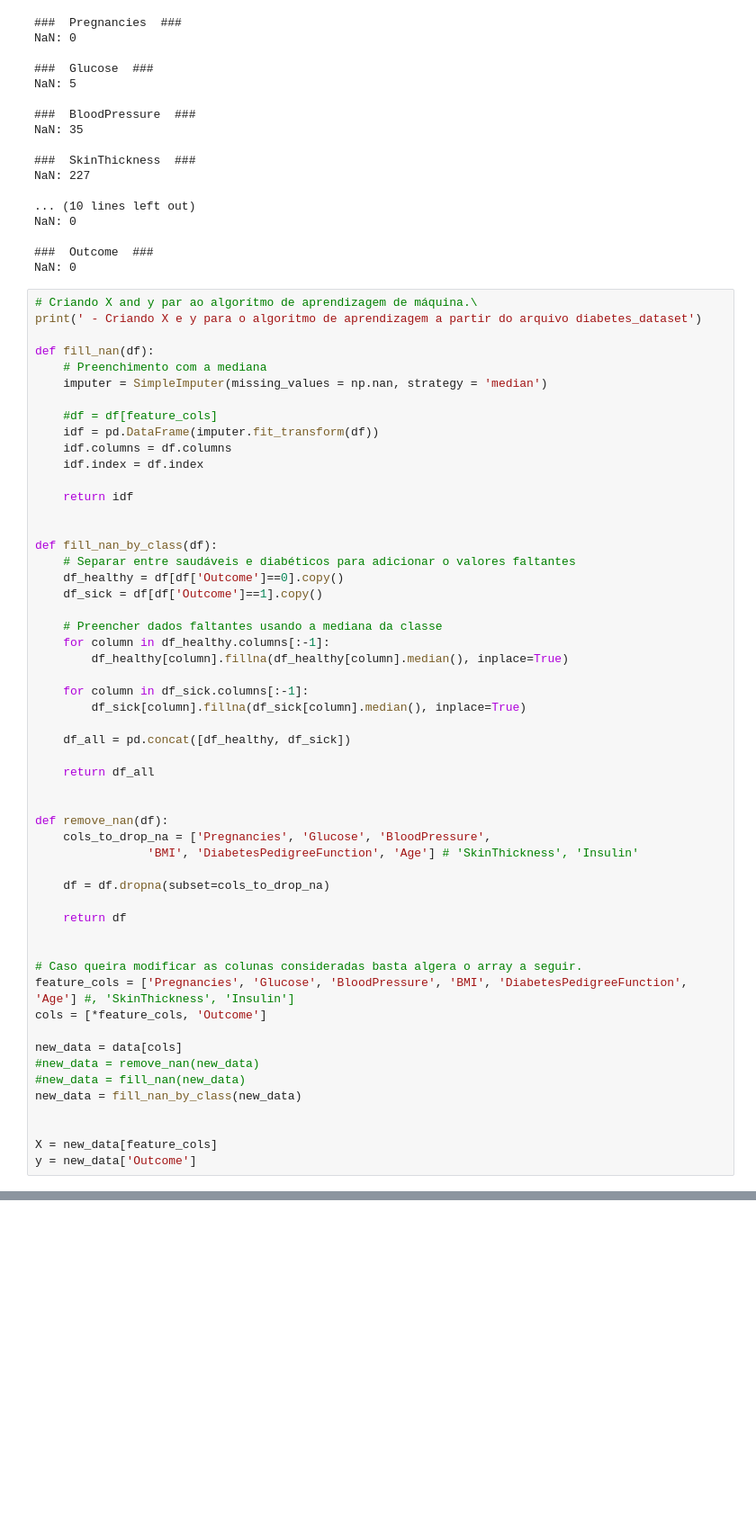
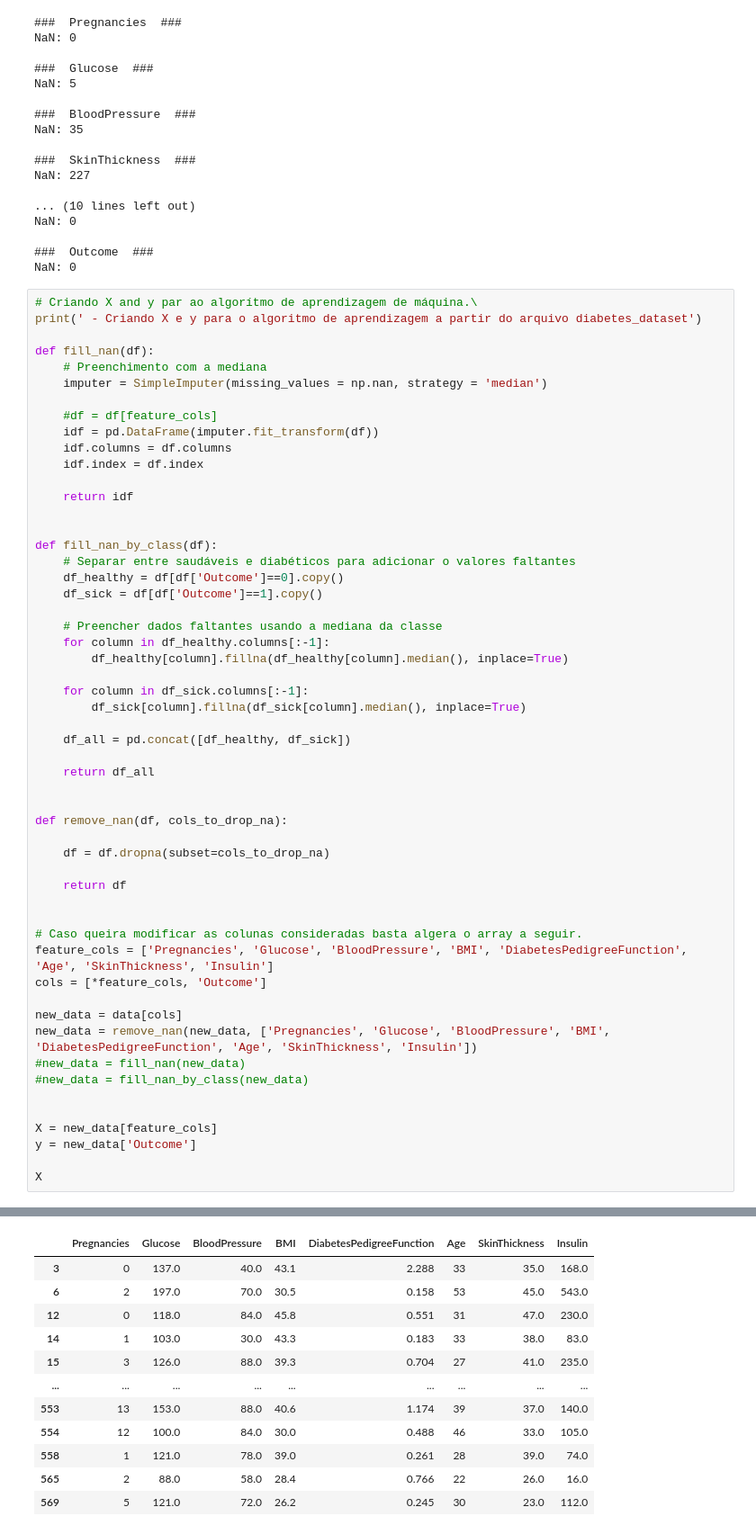
Before and after one commit to nilsonsales/mlclass-2022, a Jupyter notebook: 01_Preprocessing/Ativ1_ML_2022_1.ipynb, the cells around one changed output, grey strips where cells are left out. Shown: that part at 90% size. Drawn from its saved outputs; the diff is of its cells as text; blank space fills up the shorter version.

```diff
--- a/01_Preprocessing/Ativ1_ML_2022_1.ipynb
+++ b/01_Preprocessing/Ativ1_ML_2022_1.ipynb
@@ -88,36 +88,48 @@ def fill_nan_by_class(df):
 
     # Preencher dados faltantes usando a mediana da classe
     for column in df_healthy.columns[:-1]:
         df_healthy[column].fillna(df_healthy[column].median(), inplace=True)
 
     for column in df_sick.columns[:-1]:
         df_sick[column].fillna(df_sick[column].median(), inplace=True)
 
     df_all = pd.concat([df_healthy, df_sick])
 
     return df_all
 
 
-def remove_nan(df):
-    cols_to_drop_na = ['Pregnancies', 'Glucose', 'BloodPressure',
-                'BMI', 'DiabetesPedigreeFunction', 'Age'] # 'SkinThickness', 'Insulin'
+def remove_nan(df, cols_to_drop_na):
 
     df = df.dropna(subset=cols_to_drop_na)
 
     return df
 
 
 # Caso queira modificar as colunas consideradas basta algera o array a seguir.
-feature_cols = ['Pregnancies', 'Glucose', 'BloodPressure', 'BMI', 'DiabetesPedigreeFunction', 'Age'] #, 'SkinThickness', 'Insulin']
+feature_cols = ['Pregnancies', 'Glucose', 'BloodPressure', 'BMI', 'DiabetesPedigreeFunction', 'Age', 'SkinThickness', 'Insulin']
 cols = [*feature_cols, 'Outcome']
 
 new_data = data[cols]
-#new_data = remove_nan(new_data)
+new_data = remove_nan(new_data, ['Pregnancies', 'Glucose', 'BloodPressure', 'BMI', 'DiabetesPedigreeFunction', 'Age', 'SkinThickness', 'Insulin'])
 #new_data = fill_nan(new_data)
-new_data = fill_nan_by_class(new_data)
+#new_data = fill_nan_by_class(new_data)
 
 
 X = new_data[feature_cols]
 y = new_data['Outcome']
+
+X
 # %% [output]
  - Criando X e y para o algoritmo de aprendizagem a partir do arquivo diabetes_dataset
+|  | Pregnancies | Glucose | BloodPressure | BMI | DiabetesPedigreeFunction | Age | SkinThickness | Insulin |
+| 3 | 0 | 137.0 | 40.0 | 43.1 | 2.288 | 33 | 35.0 | 168.0 |
+| 6 | 2 | 197.0 | 70.0 | 30.5 | 0.158 | 53 | 45.0 | 543.0 |
+| 12 | 0 | 118.0 | 84.0 | 45.8 | 0.551 | 31 | 47.0 | 230.0 |
+| 14 | 1 | 103.0 | 30.0 | 43.3 | 0.183 | 33 | 38.0 | 83.0 |
+| 15 | 3 | 126.0 | 88.0 | 39.3 | 0.704 | 27 | 41.0 | 235.0 |
+| ... | ... | ... | ... | ... | ... | ... | ... | ... |
+| 553 | 13 | 153.0 | 88.0 | 40.6 | 1.174 | 39 | 37.0 | 140.0 |
+| 554 | 12 | 100.0 | 84.0 | 30.0 | 0.488 | 46 | 33.0 | 105.0 |
+| 558 | 1 | 121.0 | 78.0 | 39.0 | 0.261 | 28 | 39.0 | 74.0 |
+| 565 | 2 | 88.0 | 58.0 | 28.4 | 0.766 | 22 | 26.0 | 16.0 |
+| 569 | 5 | 121.0 | 72.0 | 26.2 | 0.245 | 30 | 23.0 | 112.0 |
```
Also changed, not shown: parts of 16 cells of this notebook.
